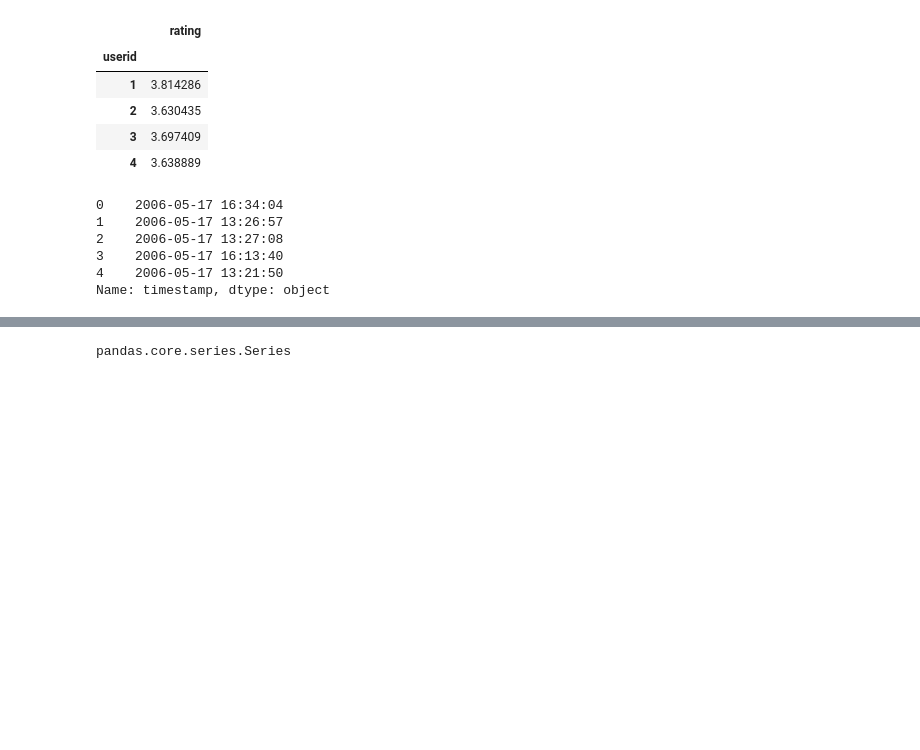
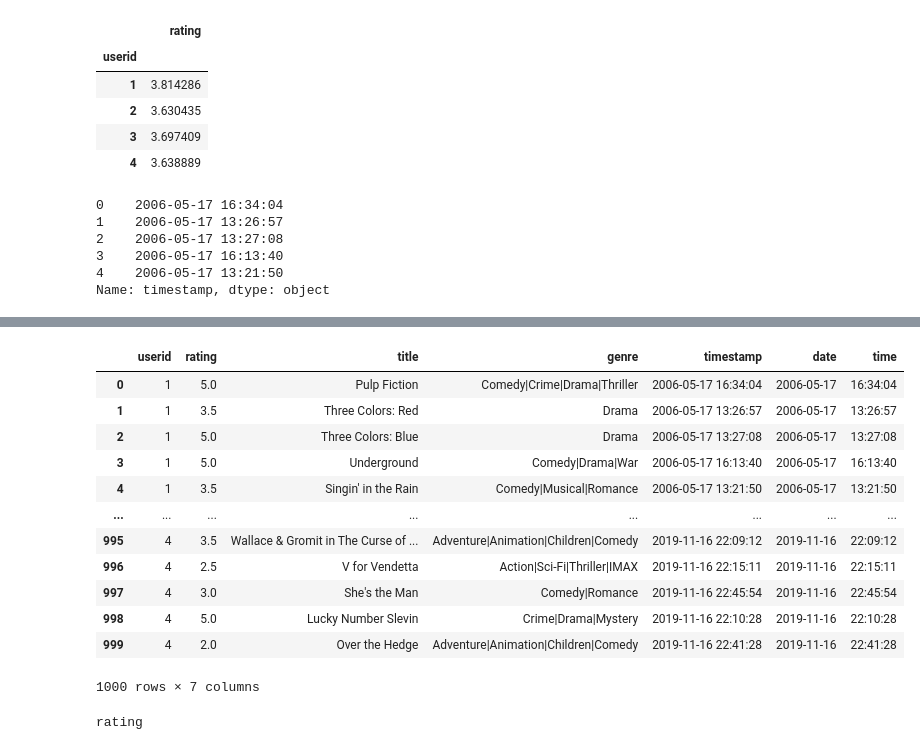
Before and after one commit to isaacayz/movie-recommender, a Jupyter notebook: notebooks/movieexaminer.ipynb, the cells around one changed output, grey strips where cells are left out. Drawn from its saved outputs; the diff is of its cells as text; code cells hidden in the pictures; blank space fills up the shorter version.

```diff
--- a/notebooks/movieexaminer.ipynb
+++ b/notebooks/movieexaminer.ipynb
@@ -211,11 +230,13 @@ final = []
 def convertToDate(data):
     for date in data:
         conv = list(date)
-        temp = conv[-1].strftime("%Y-%m-%d %H:%M:%S")
-        conv[-1] = temp
+        conv[-1] = conv[-1].strftime("%Y-%m-%d %H:%M:%S")
         final.append(conv)
 
     return final
+
+#df['date'] = df['timestamp'].apply(lambda x : x.split()[0])
+#df['time'] = df['timestamp'].apply(lambda x : x.split()[1])
 # %%
 def covertToDf(data):
     return pd.DataFrame(data, index=None, columns=columns)
@@ -252,5 +291,5 @@ df['timestamp'].head()
 4    2006-05-17 13:21:50
 Name: timestamp, dtype: object
 # %%
-df['date'] = df['timestamp'].head(1000).apply(lambda x : x.split())[0]
-df['time'] = df['timestamp'].head(1000).apply(lambda x : x.split())[1]
+df['date'] = df['timestamp'].apply(lambda x : x.split()[0])
+df['time'] = df['timestamp'].apply(lambda x : x.split()[1])
@@ -262,7 +312,26 @@ temp = df['timestamp'].apply(lambda x : x.split())
 # %%
-type(temp)
+df
 # %% [output]
+|  | userid | rating | title | genre | timestamp | date | time |
+| 0 | 1 | 5.0 | Pulp Fiction | Comedy|Crime|Drama|Thriller | 2006-05-17 16:34:04 | 2006-05-17 | 16:34:04 |
+| 1 | 1 | 3.5 | Three Colors: Red | Drama | 2006-05-17 13:26:57 | 2006-05-17 | 13:26:57 |
+| 2 | 1 | 5.0 | Three Colors: Blue | Drama | 2006-05-17 13:27:08 | 2006-05-17 | 13:27:08 |
+| 3 | 1 | 5.0 | Underground | Comedy|Drama|War | 2006-05-17 16:13:40 | 2006-05-17 | 16:13:40 |
+| 4 | 1 | 3.5 | Singin' in the Rain | Comedy|Musical|Romance | 2006-05-17 13:21:50 | 2006-05-17 | 13:21:50 |
+| ... | ... | ... | ... | ... | ... | ... | ... |
+| 995 | 4 | 3.5 | Wallace & Gromit in The Curse of ... | Adventure|Animation|Children|Comedy | 2019-11-16 22:09:12 | 2019-11-16 | 22:09:12 |
+| 996 | 4 | 2.5 | V for Vendetta | Action|Sci-Fi|Thriller|IMAX | 2019-11-16 22:15:11 | 2019-11-16 | 22:15:11 |
+| 997 | 4 | 3.0 | She's the Man | Comedy|Romance | 2019-11-16 22:45:54 | 2019-11-16 | 22:45:54 |
+| 998 | 4 | 5.0 | Lucky Number Slevin | Crime|Drama|Mystery | 2019-11-16 22:10:28 | 2019-11-16 | 22:10:28 |
+| 999 | 4 | 2.0 | Over the Hedge | Adventure|Animation|Children|Comedy | 2019-11-16 22:41:28 | 2019-11-16 | 22:41:28 |
-pandas.core.series.Series
+1000 rows × 7 columns
+# %%
+test = ['userid', 'rating']
+t1 = test[0]
+t2 = test[1]
+print(t2)
+# %% [output]
+rating
 # %%
 conn = psycopg2.connect(**db_params)
 cursor = conn.cursor()
```
Also changed, not shown: parts of 12 cells of this notebook, 2 other files.
